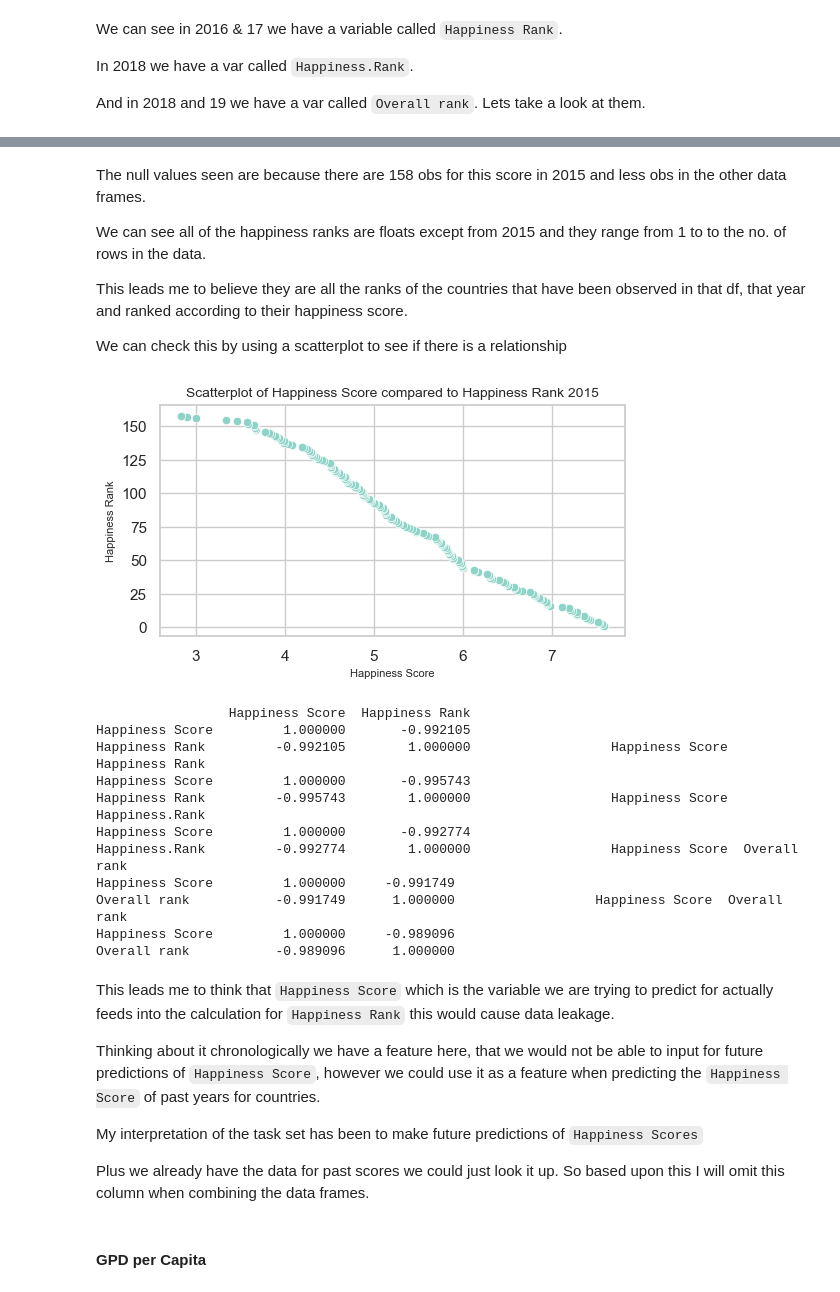
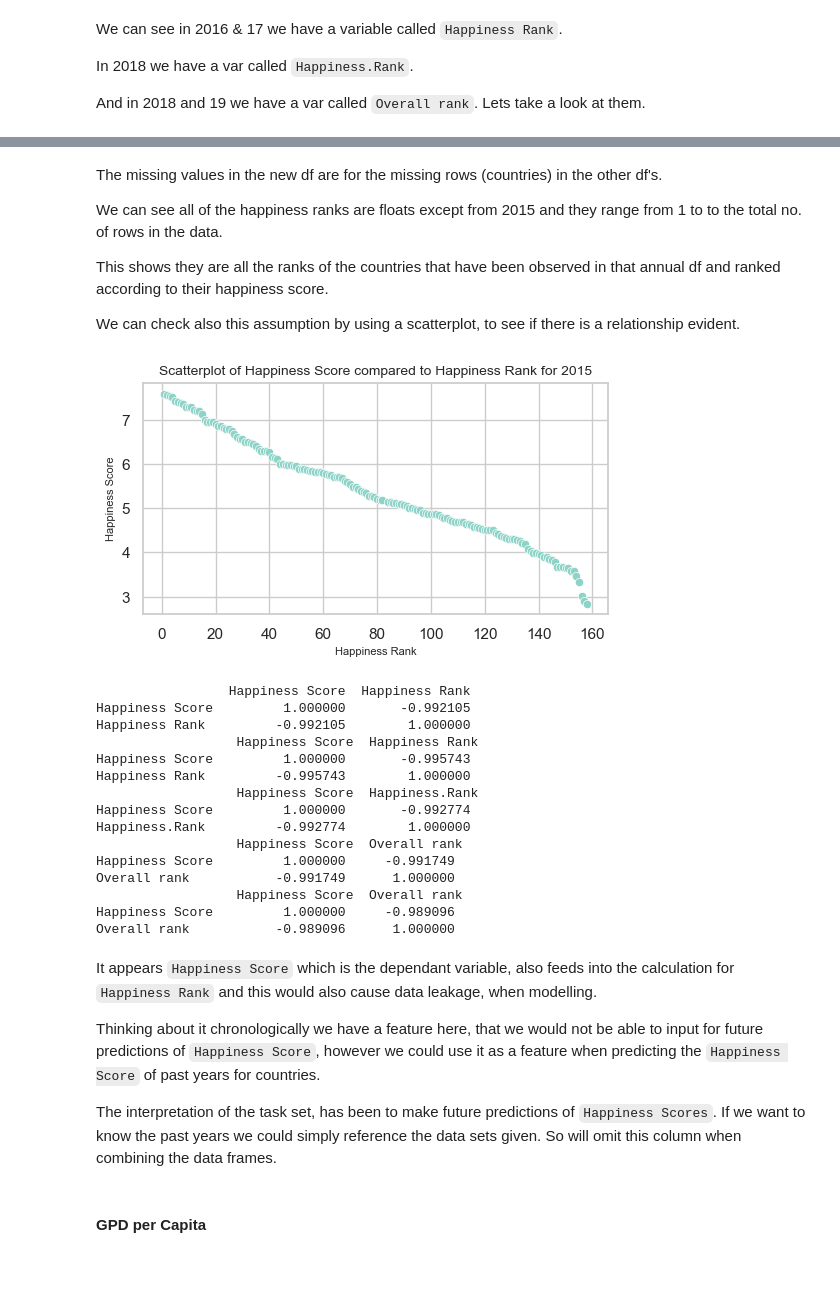
Before and after one commit to Statisticskit/Portfolio, a Jupyter notebook: Python_data_cleaning.ipynb, the cells around one changed output, grey strips where cells are left out. Cells and saved outputs as stored; diff of their text form; code cells hidden in the pictures.

```diff
--- a/Python_data_cleaning.ipynb
+++ b/Python_data_cleaning.ipynb
@@ -545,25 +473,25 @@ df_rank.describe().T
 # %% [markdown]
-The null values seen are because there are 158 obs for this score in 2015 and less obs in the other data frames.
+The missing values in the new df are for the missing rows (countries) in the other df's.
 
-We can see all of the happiness ranks are floats except from 2015 and they range from 1 to to the no. of rows in the data.
+We can see all of the happiness ranks are floats except from 2015 and they range from 1 to to the total no. of rows in the data.
 
-This leads me to believe they are all the ranks of the countries that have been observed in that df, that year and ranked according to their happiness score.
+This shows they are all the ranks of the countries that have been observed in that annual df and ranked according to their happiness score.
 
-We can check this by using a scatterplot to see if there is a relationship
+We can check also this assumption by using a scatterplot, to see if there is a relationship evident.
 # %%
-# scatterplot of two numerical vars
+ # scatterplot of two numerical vars
 fig, ax = plt.subplots (figsize=(6,3))
-ax.set(title='Scatterplot of Happiness Score compared to Happiness Rank 2015');
-sns.scatterplot(data=df_2015, x='Happiness Score', y='Happiness Rank')
+sns.scatterplot(data=df_2015, x='Happiness Rank', y='Happiness Score')
+ax.set(title='Scatterplot of Happiness Score compared to Happiness Rank for 2015')
 plt.show()
 
-# checking for correlation between two vars
-print(df_2015[['Happiness Score', 'Happiness Rank']].corr(),
-     df_2016[['Happiness Score', 'Happiness Rank']].corr(),
-     df_2017[['Happiness Score', 'Happiness.Rank']].corr(),
-     df_2018[['Happiness Score', 'Overall rank']].corr(),
-     df_2019[['Happiness Score', 'Overall rank']].corr())
+# checking for correlation between the years
+print(df_2015[['Happiness Score', 'Happiness Rank']].corr(), '\n',
+           df_2016[['Happiness Score', 'Happiness Rank']].corr(), '\n',
+           df_2017[['Happiness Score', 'Happiness.Rank']].corr(), '\n',
+           df_2018[['Happiness Score', 'Overall rank']].corr(), '\n',
+           df_2019[['Happiness Score', 'Overall rank']].corr())
 # %% [output]
-[figure, old version]
+[figure, new version]
                  Happiness Score  Happiness Rank
 Happiness Score         1.000000       -0.992105
@@ -577,13 +509,11 @@ Overall rank           -0.991749      1.000000                  Happiness Score
 Happiness Score         1.000000     -0.989096
 Overall rank           -0.989096      1.000000
 # %% [markdown]
-This leads me to think that `Happiness Score` which is the variable we are trying to predict for actually feeds into the calculation for `Happiness Rank` this would cause data leakage.
+It appears `Happiness Score` which is the dependant variable, also feeds into the calculation for `Happiness Rank` and this would also cause data leakage, when modelling.
 
 Thinking about it chronologically we have a feature here, that we would not be able to input for future predictions of `Happiness Score`, however we could use it as a feature when predicting the `Happiness Score` of past years for countries.
 
-My interpretation of the task set has been to make future predictions of `Happiness Scores`
-
-Plus we already have the data for past scores we could just look it up. So based upon this I will omit this column when combining the data frames.
+The interpretation of the task set, has been to make future predictions of `Happiness Scores`. If we want to know the past years we could simply reference the data sets given. So  will omit this column when combining the data frames.
 # %% [markdown]
 #### GPD per Capita
 # %%
```
Also changed, not shown: parts of 271 cells of this notebook.
